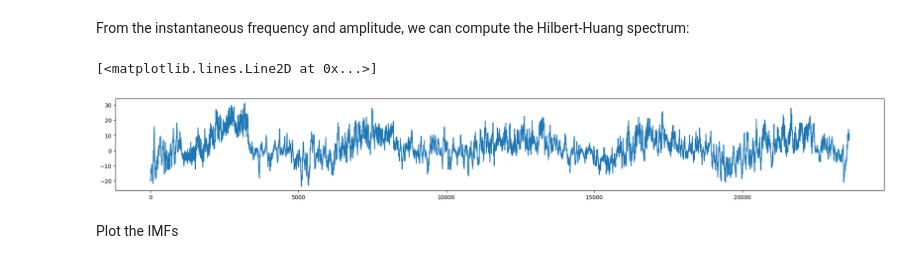
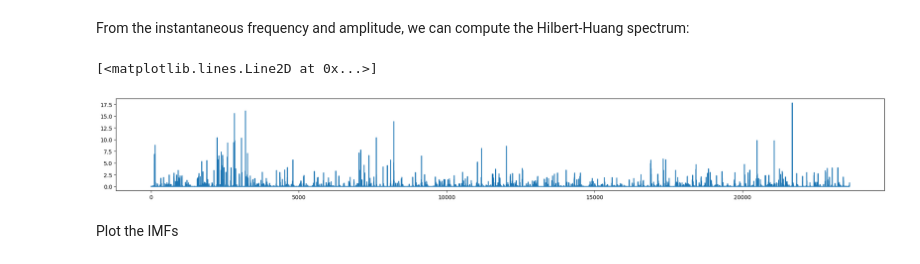
Before and after one commit to shmaronshmevans/nwp_bias, a Jupyter notebook: src/machine_learning/notebooks/emd.ipynb, the cells around one changed output. Drawn from its saved outputs; the diff is of its cells as text; code cells hidden in the pictures.

```diff
--- a/src/machine_learning/notebooks/emd.ipynb
+++ b/src/machine_learning/notebooks/emd.ipynb
@@ -54,10 +72,10 @@ f, hht = emd.spectra.hilberthuang(IF, IA, freq_range, sum_time=False)
 # %%
 # visualize
 fig = plt.figure(figsize=(25, 3))
-plt.plot(df["t2m_ADDI"])
+plt.plot(df["new_tp_OLEA"])
 # %% [output]
 [<matplotlib.lines.Line2D at 0x...>]
-[figure, old version]
+[figure, new version]
 # %% [markdown]
 Plot the IMFs
 # %%
```
Also changed, not shown: parts of 8 cells of this notebook, 21 other files.
